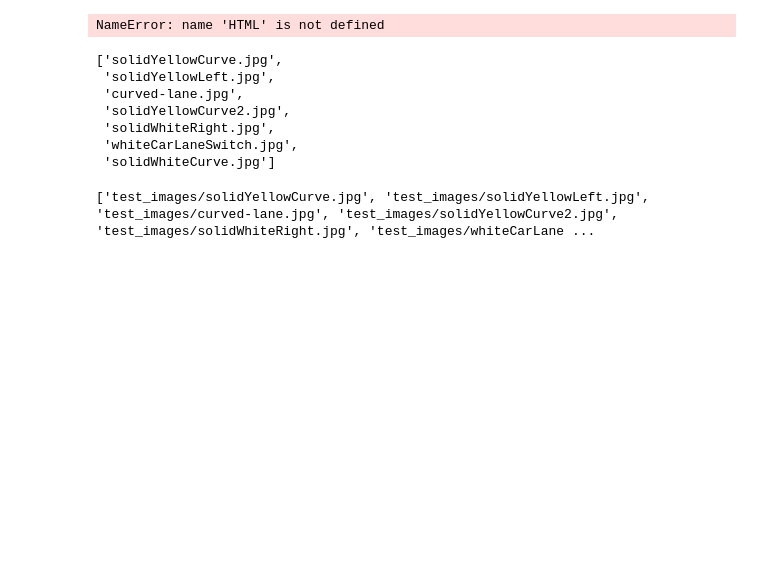
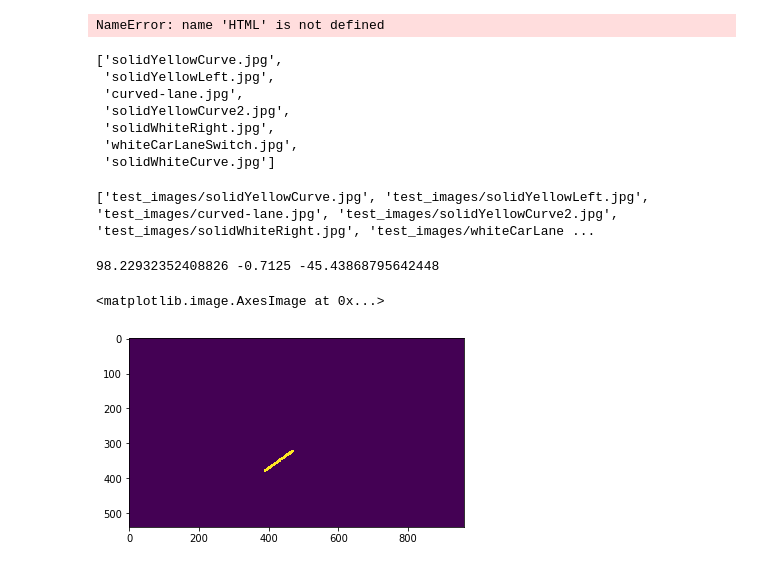
Before and after one commit to pradeepss/UdacitySDCEProjects, a Jupyter notebook: CarND-LaneLines-P1-master/P1.ipynb, the cells around one changed output. Drawn from its saved outputs; the diff is of its cells as text; code cells hidden in the pictures; blank space fills up the shorter version.

```diff
--- a/CarND-LaneLines-P1-master/P1.ipynb
+++ b/CarND-LaneLines-P1-master/P1.ipynb
@@ -309,3 +309,27 @@ test_images = [join(images_dir, name) for name in os.listdir(images_dir)]
 print(test_images)
 # %% [output]
 ['test_images/solidYellowCurve.jpg', 'test_images/solidYellowLeft.jpg', 'test_images/curved-lane.jpg', 'test_images/solidYellowCurve2.jpg', 'test_images/solidWhiteRight.jpg', 'test_images/whiteCarLane ...
+# %%
+import matplotlib.pyplot as plt
+import matplotlib.image as mpimg
+import numpy as np
+import cv2, math, os
+%matplotlib inline
+line_img = np.zeros(shape=(540, 960))
+
+color=[255, 255, 0]
+thickness=7
+cv2.line(line_img, (389, 379) ,(469, 322), color, thickness)
+# cv2.line(line_img, (308, 438), (464, 320), color, thickness)
+# cv2.line(line_img, (351, 410), (442, 339), color, thickness)
+
+length = math.hypot(469 - 389, 322 - 379)
+slope = ((322 - 379)/(469 - 389))
+angle = math.degrees(math.asin(slope))
+print(length,slope,angle)
+
+plt.imshow(line_img)
+# %% [output]
+98.22932352408826 -0.7125 -45.43868795642448
+<matplotlib.image.AxesImage at 0x...>
+[figure, added]
```
Also changed, not shown: 18 other files.
